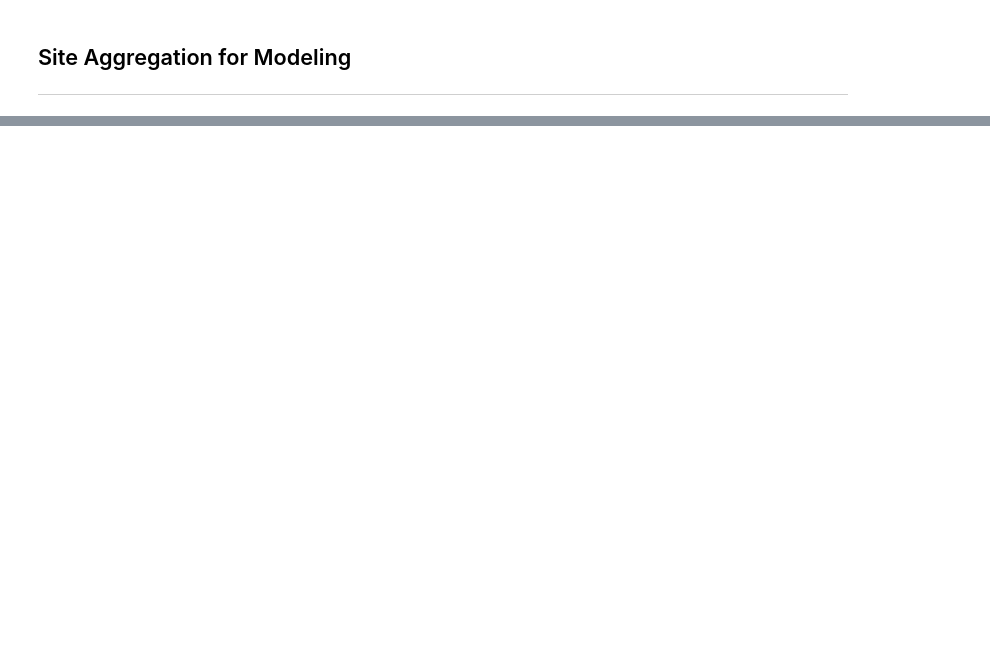
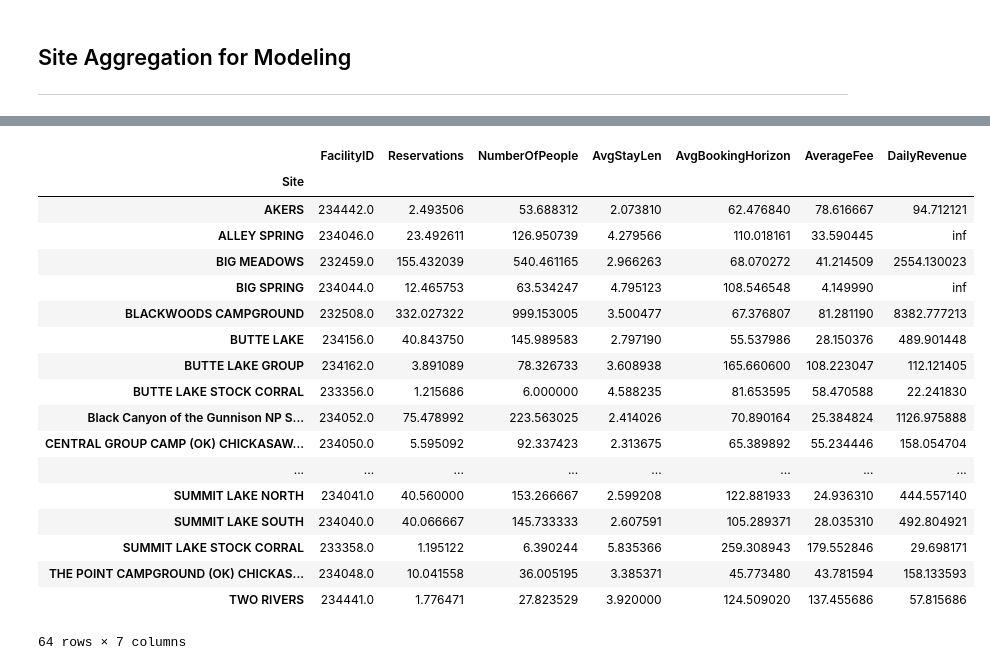
Before and after one commit to templecm4y/NPS-Campsite-Time-Series-Capstone, a Jupyter notebook: Formatting_Data_and_EDA.ipynb, the cells around one changed output, grey strips where cells are left out. Drawn from its saved outputs; the diff is of its cells as text; code cells hidden in the pictures; blank space fills up the shorter version.

```diff
--- a/Formatting_Data_and_EDA.ipynb
+++ b/Formatting_Data_and_EDA.ipynb
@@ -211,2 +299,24 @@ rez_18[rez_18['Park'].str.contains('Acadia')]
 # %%
 rez_18.to_csv("./data/Aggregated-Data/nps_agg_2018.csv")
+# %%
+rez_18.groupby('Site').mean()
+# %% [output]
+|  | FacilityID | Reservations | NumberOfPeople | AvgStayLen | AvgBookingHorizon | AverageFee | DailyRevenue |
+| Site |  |  |  |  |  |  |  |
+| AKERS | 234442.0 | 2.493506 | 53.688312 | 2.073810 | 62.476840 | 78.616667 | 94.712121 |
+| ALLEY SPRING | 234046.0 | 23.492611 | 126.950739 | 4.279566 | 110.018161 | 33.590445 | inf |
+| BIG MEADOWS | 232459.0 | 155.432039 | 540.461165 | 2.966263 | 68.070272 | 41.214509 | 2554.130023 |
+| BIG SPRING | 234044.0 | 12.465753 | 63.534247 | 4.795123 | 108.546548 | 4.149990 | inf |
+| BLACKWOODS CAMPGROUND | 232508.0 | 332.027322 | 999.153005 | 3.500477 | 67.376807 | 81.281190 | 8382.777213 |
+| BUTTE LAKE | 234156.0 | 40.843750 | 145.989583 | 2.797190 | 55.537986 | 28.150376 | 489.901448 |
+| BUTTE LAKE GROUP | 234162.0 | 3.891089 | 78.326733 | 3.608938 | 165.660600 | 108.223047 | 112.121405 |
+| BUTTE LAKE STOCK CORRAL | 233356.0 | 1.215686 | 6.000000 | 4.588235 | 81.653595 | 58.470588 | 22.241830 |
+| Black Canyon of the Gunnison NP S... | 234052.0 | 75.478992 | 223.563025 | 2.414026 | 70.890164 | 25.384824 | 1126.975888 |
+| CENTRAL GROUP CAMP (OK) CHICKASAW... | 234050.0 | 5.595092 | 92.337423 | 2.313675 | 65.389892 | 55.234446 | 158.054704 |
+| ... | ... | ... | ... | ... | ... | ... | ... |
+| SUMMIT LAKE NORTH | 234041.0 | 40.560000 | 153.266667 | 2.599208 | 122.881933 | 24.936310 | 444.557140 |
+| SUMMIT LAKE SOUTH | 234040.0 | 40.066667 | 145.733333 | 2.607591 | 105.289371 | 28.035310 | 492.804921 |
+| SUMMIT LAKE STOCK CORRAL | 233358.0 | 1.195122 | 6.390244 | 5.835366 | 259.308943 | 179.552846 | 29.698171 |
+| THE POINT CAMPGROUND (OK) CHICKAS... | 234048.0 | 10.041558 | 36.005195 | 3.385371 | 45.773480 | 43.781594 | 158.133593 |
+| TWO RIVERS | 234441.0 | 1.776471 | 27.823529 | 3.920000 | 124.509020 | 137.455686 | 57.815686 |
+64 rows × 7 columns
```
Also changed, not shown: parts of 17 cells of this notebook.
